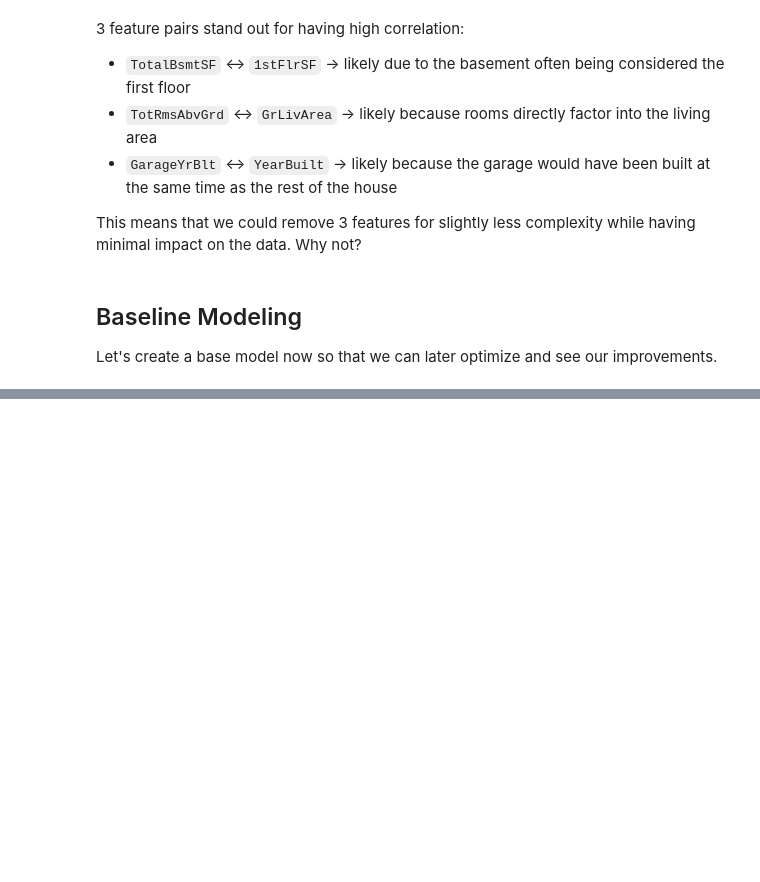
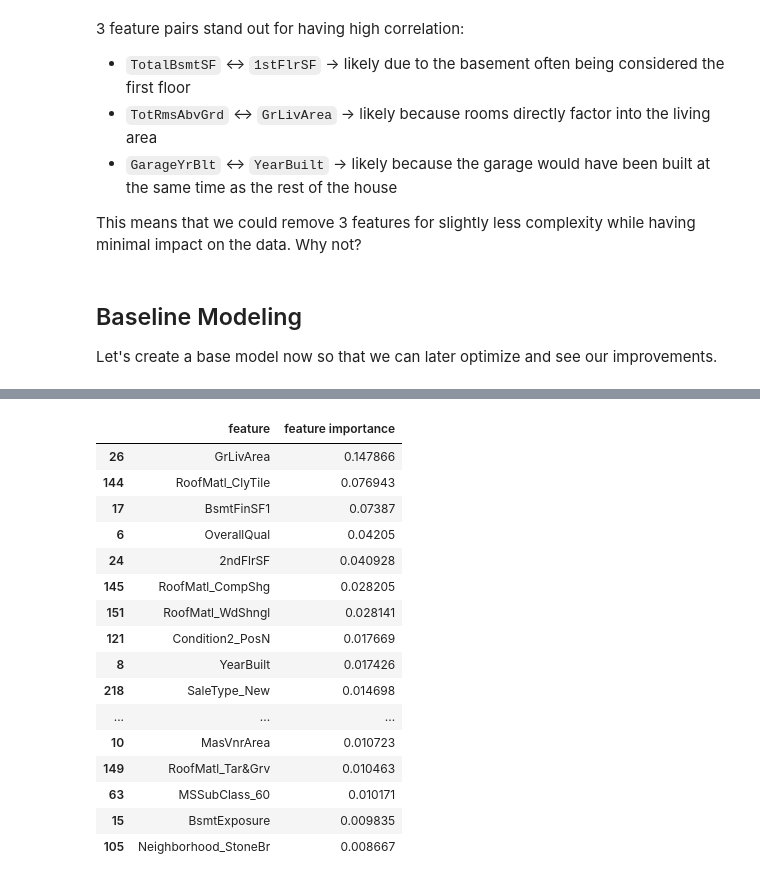
Before and after one commit to Bruncky/Complori, a Jupyter notebook: housing_ml.ipynb, the cells around one changed output, grey strips where cells are left out. Saved outputs shown, nothing was run; the diff lists cells and outputs as text; code cells hidden in the pictures; blank space fills up the shorter version.

```diff
--- a/housing_ml.ipynb
+++ b/housing_ml.ipynb
@@ -478,0 +482,20 @@ importance_df.sort_values(by="feature importance", ascending = False) # Order by
+# %%
+importance_df.sort_values(by = 'feature importance', ascending = False).head(20)
+# %% [output]
+|  | feature | feature importance |
+| 26 | GrLivArea | 0.147866 |
+| 144 | RoofMatl_ClyTile | 0.076943 |
+| 17 | BsmtFinSF1 | 0.07387 |
+| 6 | OverallQual | 0.04205 |
+| 24 | 2ndFlrSF | 0.040928 |
+| 145 | RoofMatl_CompShg | 0.028205 |
+| 151 | RoofMatl_WdShngl | 0.028141 |
+| 121 | Condition2_PosN | 0.017669 |
+| 8 | YearBuilt | 0.017426 |
+| 218 | SaleType_New | 0.014698 |
+| ... | ... | ... |
+| 10 | MasVnrArea | 0.010723 |
+| 149 | RoofMatl_Tar&Grv | 0.010463 |
+| 63 | MSSubClass_60 | 0.010171 |
+| 15 | BsmtExposure | 0.009835 |
+| 105 | Neighborhood_StoneBr | 0.008667 |
```
Also changed, not shown: parts of 11 cells of this notebook.
